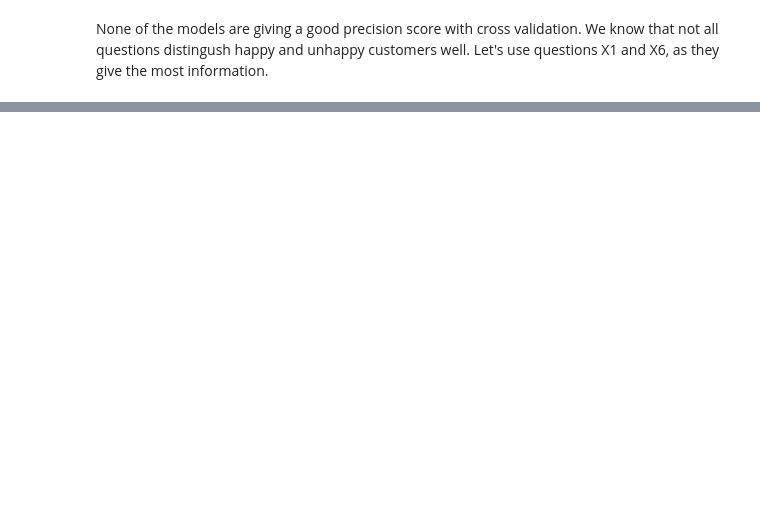
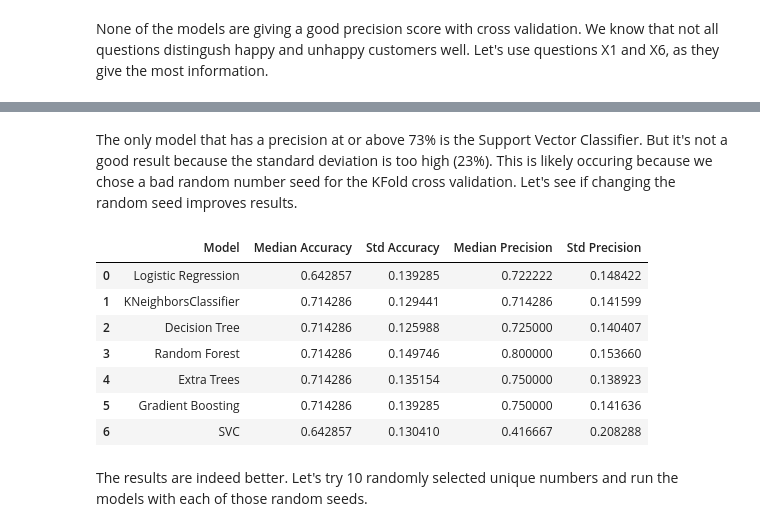
Before and after one commit to adithyamukund/HappyCustomers_I7OvicaXDeqtdSjB, a Jupyter notebook: Project1.ipynb, the cells around one changed output, grey strips where cells are left out. Saved outputs shown, nothing was run; the diff lists cells and outputs as text; code cells hidden in the pictures; blank space fills up the shorter version.

```diff
--- a/Project1.ipynb
+++ b/Project1.ipynb
@@ -364,0 +369,41 @@ results_df
+# %% [markdown]
+The only model that has a precision at or above 73% is the Support Vector Classifier. But it's not a good result because the standard deviation is too high (23%). This is likely occuring because we chose a bad random number seed for the KFold cross validation. Let's see if changing the random seed improves results.
+# %%
+kfold = KFold(n_splits=9, shuffle=True, random_state=123)
+
+results_dict = {
+    'Model': [],
+    'Median Accuracy': [],
+    'Std Accuracy': [],
+    'Median Precision': [],
+    'Std Precision': []
+}
+
+for model in models:
+    pipeline = Pipeline([
+      ('scaler', scaler),
+      ('classifier', models[model])
+    ])
+
+    results = cross_validate(pipeline, X[['X1', 'X6']], y, cv=kfold, scoring=scoring)
+    # Append the results to the dictionary
+    results_dict['Model'].append(model)
+    results_dict['Median Accuracy'].append(np.median(results['test_accuracy']))
+    results_dict['Std Accuracy'].append(np.std(results['test_accuracy']))
+    results_dict['Median Precision'].append(np.median(results['test_precision']))
+    results_dict['Std Precision'].append(np.std(results['test_precision']))
+
+# Convert the results dictionary to a DataFrame
+results_df = pd.DataFrame(results_dict)
+results_df
+# %% [output]
+|  | Model | Median Accuracy | Std Accuracy | Median Precision | Std Precision |
+| 0 | Logistic Regression | 0.642857 | 0.139285 | 0.722222 | 0.148422 |
+| 1 | KNeighborsClassifier | 0.714286 | 0.129441 | 0.714286 | 0.141599 |
+| 2 | Decision Tree | 0.714286 | 0.125988 | 0.725000 | 0.140407 |
+| 3 | Random Forest | 0.714286 | 0.149746 | 0.800000 | 0.153660 |
+| 4 | Extra Trees | 0.714286 | 0.135154 | 0.750000 | 0.138923 |
+| 5 | Gradient Boosting | 0.714286 | 0.139285 | 0.750000 | 0.141636 |
+| 6 | SVC | 0.642857 | 0.130410 | 0.416667 | 0.208288 |
+# %% [markdown]
+The results are indeed better. Let's try 10 randomly selected unique numbers and run the models with each of those random seeds.
```
Also changed, not shown: parts of 17 cells of this notebook.
